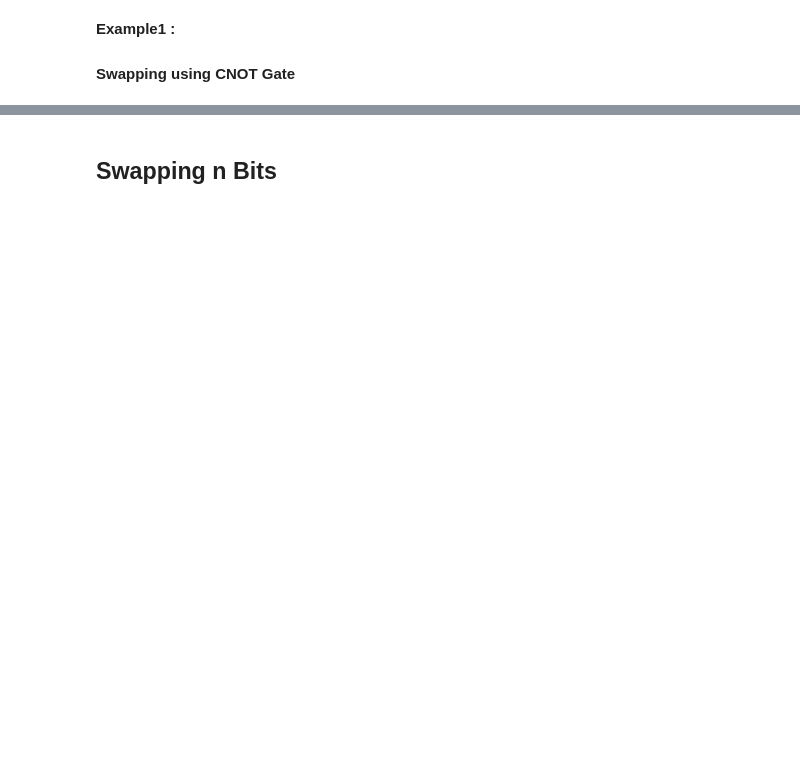
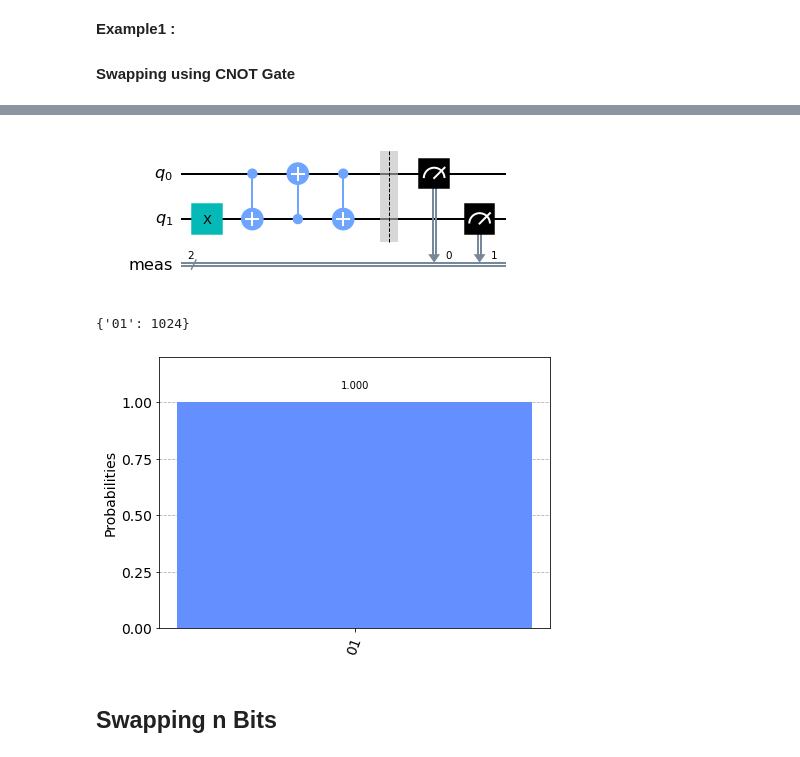
Before and after one commit to developer-student-club-thapar/Quantum-Computing, a Jupyter notebook: 4. Multi-Qubit Gates/Swap_Gates.ipynb, the cells around one changed output, grey strips where cells are left out. Cells and saved outputs as stored; diff of their text form; code cells hidden in the pictures; blank space fills up the shorter version.

Commit message:
swap gate

```diff
--- a/4. Multi-Qubit Gates/Swap_Gates.ipynb
+++ b/4. Multi-Qubit Gates/Swap_Gates.ipynb
@@ -178,3 +142,42 @@ Histogram shows that the probability of getting 10 i.e q0=1,q1=0 is 1
+# %%
+qc = QuantumCircuit(2)
+def swap_func(q0, q1, qc):
+    """
+    A quantum circuit that swaps the input bits.
+    01 => 10
+    10 => 01
+    """
+    # apply x gate if q0=1, as by deafult qubits are intialised as |0> in qiskit
+    if q0:
+        qc.x(0)
+    # apply x gate if q1=1, as by deafult qubits are intialised as |0> in qiskit
+    if q1:
+        qc.x(1)
+    # applying the cnot gates as derived in the notes
+    qc.cx(0, 1)
+    qc.cx(1, 0)
+    qc.cx(0, 1)
+    qc.measure_all()
+    display(qc.draw(output="mpl"))
+
+# calling the function swap_func
+# |10> q0 = 0  and q1 = 1
+swap_func(0,1,qc)
+
+# After swapping we get |01>
+backend = BasicAer.get_backend('qasm_simulator')
+job = execute(qc, backend)
+result = job.result()
+#tells the number of times we get a particular output from 1024 repetitons
+counts = result.get_counts(qc)
+print(counts)
+#plotting the histogram
+graph = visualization.plot_histogram(counts)
+display(graph)
+# %% [output]
+[figure, added]
+{'01': 1024}
+[figure, added]
 # %% [markdown]
 ## **Swapping n Bits**
 # %%
```
Also changed, not shown: parts of 10 cells of this notebook, 2 other files.
